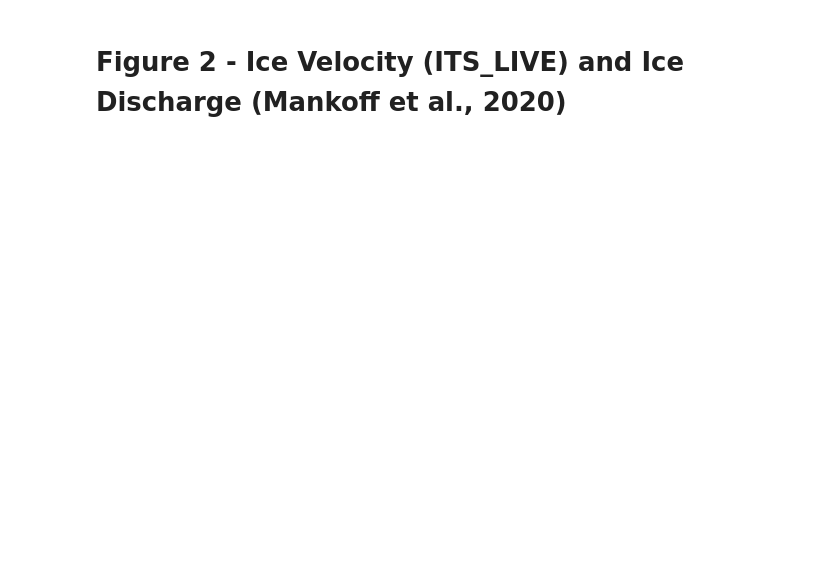
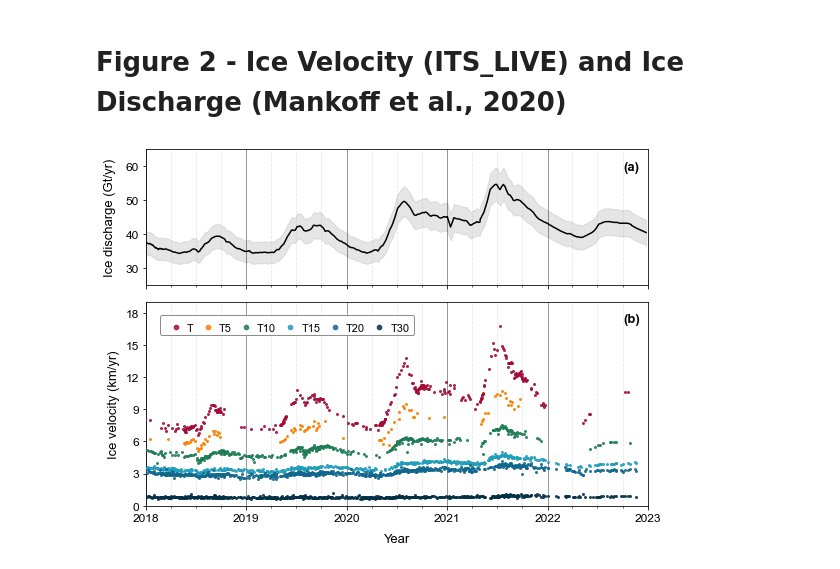
Before and after one commit to hannahpicton/jakobshavn_isbrae, a Jupyter notebook: code/figures/figure_2.ipynb, the cells around one changed output. Drawn from its saved outputs; the diff is of its cells as text; code cells hidden in the pictures; blank space fills up the shorter version.

```diff
--- a/code/figures/figure_2.ipynb
+++ b/code/figures/figure_2.ipynb
@@ -36,2 +36,63 @@ xtitle = 'Date'
+# %%
+plt.rcParams["font.family"] = "Arial"
+height_ratios = [2, 3]
+fig, (ax1, ax2) = plt.subplots(2, 1, figsize=(9, 6), gridspec_kw={'height_ratios': height_ratios})
+plt.subplots_adjust(hspace=0.1, top = 0.95)
+
+# DEFINE THE FORMATTING FOR THE X-TICKS
+year_locator = mdates.YearLocator(base=1, month=1, day=1)
+min_x_value = pd.to_datetime('2018-01-01', format='%Y-%m-%d')
+max_x_value = pd.to_datetime('2023-01-01', format='%Y-%m-%d')
+three_month_intervals = mdates.MonthLocator(interval=3)
+
+# APPLY TO BOTH AXES
+ax1.xaxis.set_major_locator(year_locator)
+ax1.xaxis.set_major_formatter(mdates.DateFormatter("%Y"))
+ax1.set_xlim(min_x_value, max_x_value)
+ax1.xaxis.set_minor_locator(three_month_intervals)
+ax2.xaxis.set_major_locator(year_locator)
+ax2.xaxis.set_major_formatter(mdates.DateFormatter("%Y"))
+ax2.set_xlim(min_x_value, max_x_value)
+ax2.xaxis.set_minor_locator(three_month_intervals)
+
+# PLOT 1 - ICE DISCHARGE
+ax1.grid(axis = 'x', alpha=0.5, linestyle='-', color='black')
+ax1.set_xticklabels([])
+ax1.set_ylim(25, 65)
+ax1.plot(date, discharge, 'black', label='Discharge')
+ax1.fill_between(date, discharge - error, discharge + error, alpha=0.2, color='gray')
+ax1.xaxis.grid(True, which='minor', linestyle='--', alpha=0.3)
+ax1.tick_params(axis='y', labelsize=12)
+ax1.annotate("(a)", xy=(0.95, 0.85), xycoords="axes fraction", fontsize=13, color="black", weight="bold")
+ax1.set_ylabel('Ice discharge (Gt/yr)', fontsize=13, rotation=90, labelpad=10)
+
+# PLOT 2 - ICE VELOCITY
+ax2.grid(axis = 'x', alpha=0.5, linestyle='-', color='black')
+ax2.xaxis.grid(True, which='minor', linestyle='--', alpha=0.3)
+ax2.scatter(ITS_LIVE_data['mid_date'], POINT1_VELOCITY/1000, color='#a30b37', s=4, marker='o', alpha=0.85, label='T', zorder=20)
+ax2.scatter(ITS_LIVE_data['mid_date'], POINT2_VELOCITY/1000, color='#f77f00', s=4, marker='o', alpha=0.85, label='T5', zorder=20)
+ax2.scatter(ITS_LIVE_data['mid_date'], POINT3_VELOCITY/1000, color='#1c7c54', s=4, marker='o', alpha=0.85, label='T10', zorder=20)
+ax2.scatter(ITS_LIVE_data['mid_date'], POINT4_VELOCITY/1000, color='#219ebc', s=4, marker='o', alpha=0.85, label='T15', zorder=20)
+ax2.scatter(ITS_LIVE_data['mid_date'], POINT5_VELOCITY/1000, color='#10678e', s=4, marker='o', alpha=0.85, label='T20', zorder=20)
+ax2.scatter(ITS_LIVE_data['mid_date'], POINT7_VELOCITY/1000, color='#023047', s=4, marker='o', alpha=0.85, label='T30', zorder=20)
+ax2.set_ylim(0, 19)
+ax2.set_yticks(np.arange(0, 18+2, 3))
+ax2.tick_params(axis='y', labelsize=12)
+ax2.tick_params(axis='x', labelsize=12)
+ax2.set_ylabel('Ice velocity (km/yr)', fontsize=13, rotation=90, labelpad=6)
+ax2.set_xlabel(xtitle, labelpad=10, fontsize=13)
+ax2.annotate("(b)", xy=(0.95, 0.9), xycoords="axes fraction", fontsize=13, color="black", weight="bold")
+
+lines2, labels2 = ax2.get_legend_handles_labels()
+legend = ax2.legend(lines2, labels2, loc='upper left', ncol=6, columnspacing=0.3, markerscale=2.3, frameon=True, framealpha=1, handletextpad=0.01, handleheight=0.1, fontsize =11, facecolor='white', borderaxespad = 0.8, borderpad=0.45, fancybox=True, bbox_to_anchor=(0.01, 0.98))
+legend.get_frame().set_edgecolor('gray')
+legend.get_frame().set_alpha(0.9)
+legend.set_zorder(20)
+for text in legend.get_texts():
+    text.set_va('center')
+
+#plt.savefig('R:/JAKOBSHAVN/velcoity.png', dpi=300)
+# %% [output]
+[figure, added]
 # %%
 plt.rcParams["font.family"] = "Arial"
```
Also changed, not shown: parts of 2 cells of this notebook.
